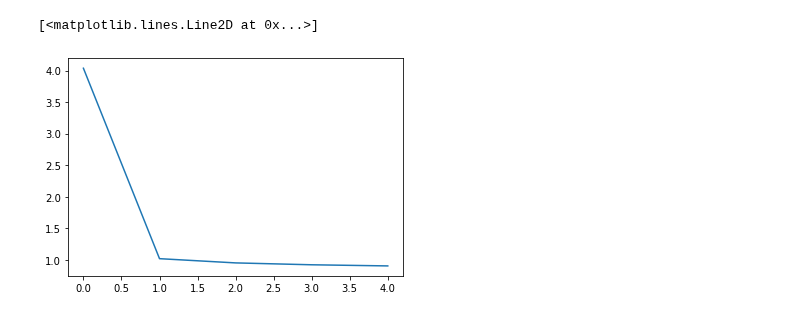
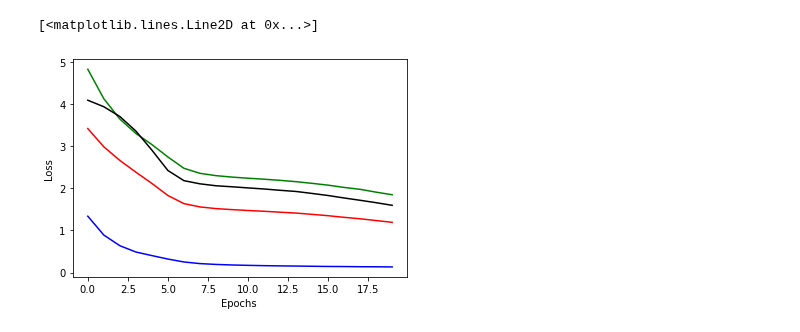
Before and after one commit to Ale-Ba2lero/Multimodal-Emotion-Analysis, a Jupyter notebook: src/mvae_torch/face_emotions_mvae_torch.ipynb, the cells around one changed output. Saved outputs shown, nothing was run; the diff lists cells and outputs as text; code cells hidden in the pictures.

```diff
--- a/src/mvae_torch/face_emotions_mvae_torch.ipynb
+++ b/src/mvae_torch/face_emotions_mvae_torch.ipynb
@@ -25,7 +26,7 @@ face_dataset = Rd.FaceEmotionDataset(
         Rd.ToTensor()
     ]))
 
-trainingset_len = len(face_dataset) // 100 * 50
+trainingset_len = len(face_dataset) // 100 * 90
 testset_len = len(face_dataset) - trainingset_len
 training_dataset, testing_dataset = torch.utils.data.random_split(
     face_dataset,
@@ -33,5 +34,11 @@ training_dataset, testing_dataset = torch.utils.data.random_split(
     #generator=torch.Generator().manual_seed(42)
 )
 
-print(trainingset_len)
+dataset_loader = DataLoader(training_dataset, batch_size=cfg_train.batch_size,
+                        shuffle=True, num_workers=cfg_train.num_workers)
+
+testset_loader = DataLoader(testing_dataset, batch_size=cfg_train.batch_size,
+                        shuffle=True, num_workers=cfg_train.num_workers)
+
+print('training set size: ',trainingset_len,'\ntest set size: ',testset_len)
 # %% [output]
@@ -48,7 +56,7 @@ model: torch.nn.Module = build_model(
 # %%
 training_losses = train(
     mvae_model=model,
-    dataset=training_dataset,
+    dataset_loader=dataset_loader,
     learning_rate=cfg_train.learning_rate,
     optim_betas=cfg_train.optim_betas,
     num_epochs=cfg_train.num_epochs,
@@ -89,5 +71,10 @@ plt.plot(training_losses['total_loss'])
 # %%
-plt.plot(training_losses['multimodal_loss'])
+plt.ylabel("Loss ")
+plt.xlabel("Epochs ")
+plt.plot(training_losses['total_loss'], color='red')
+plt.plot(training_losses['multimodal_loss'], color='green')
+plt.plot(training_losses['faces_loss'], color='blue')
+plt.plot(training_losses['emotions_loss'], color='black')
 # %% [output]
 [<matplotlib.lines.Line2D at 0x...>]
-[figure, old version]
+[figure, new version]
```
Also changed, not shown: parts of 10 cells of this notebook, 4 other files.
